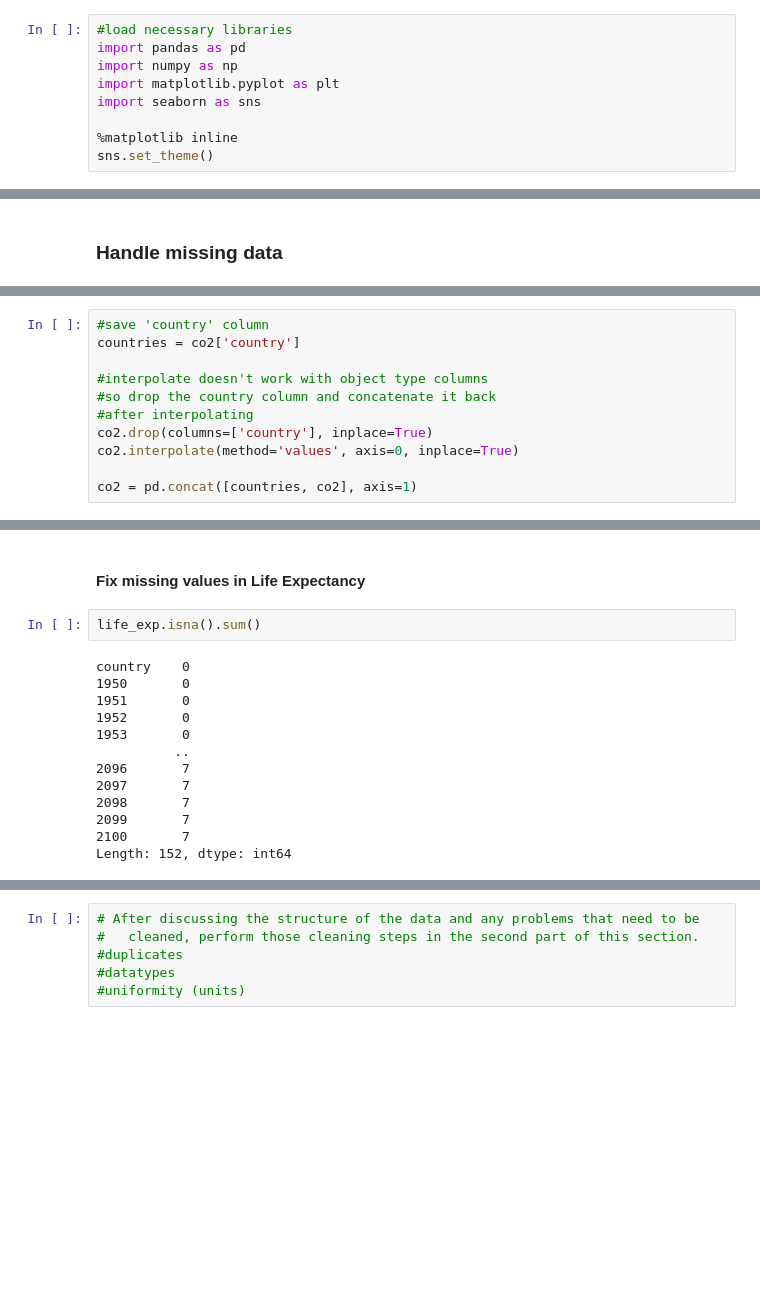
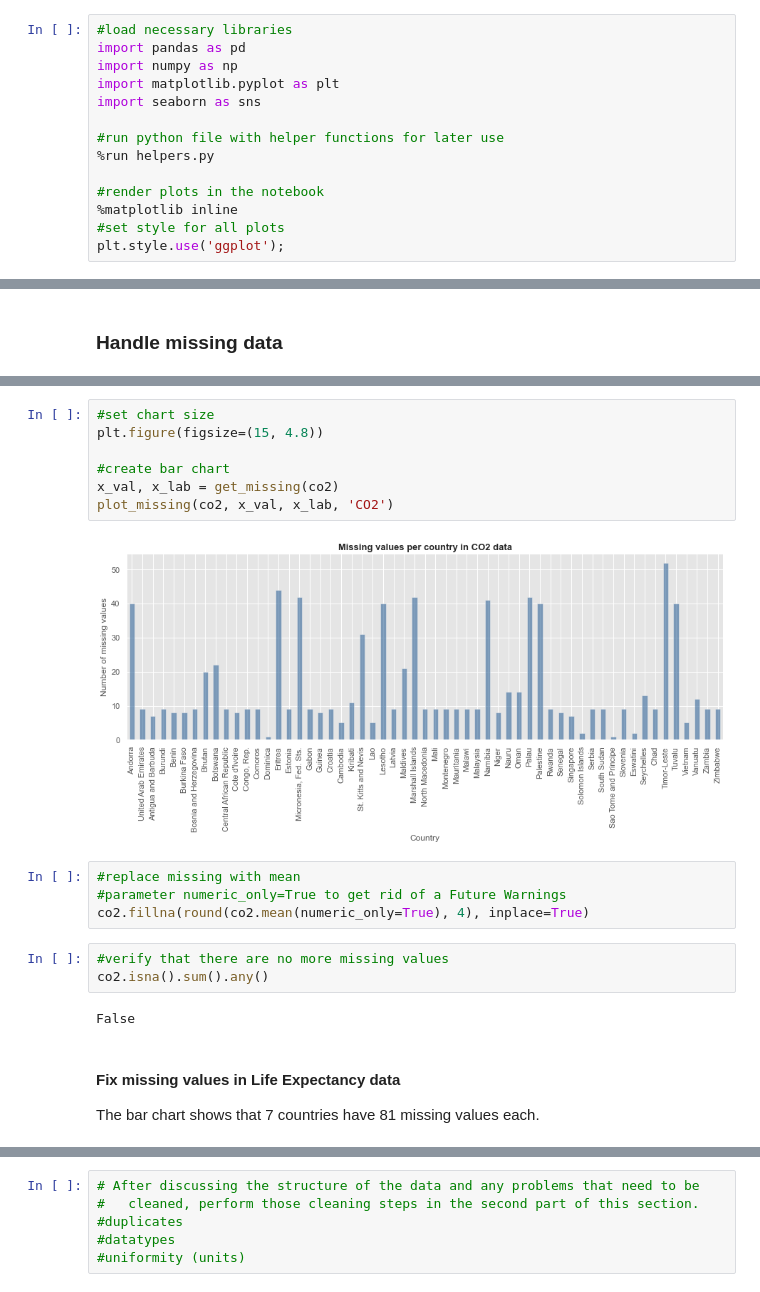
Before and after one commit to tabby42/gapminder_project, a Jupyter notebook: investigate_gapminderdata.ipynb, the cells around one changed output, grey strips where cells are left out. Saved outputs shown, nothing was run; the diff lists cells and outputs as text; blank space fills up the shorter version.

Commit message:
finish handling missing values

```diff
--- a/investigate_gapminderdata.ipynb
+++ b/investigate_gapminderdata.ipynb
@@ -35,8 +40,13 @@ import numpy as np
 import matplotlib.pyplot as plt
 import seaborn as sns
 
+#run python file with helper functions for later use
+%run helpers.py
+
+#render plots in the notebook
 %matplotlib inline
-sns.set_theme()
+#set style for all plots
+plt.style.use('ggplot');
 # %% [markdown]
 <a id='wrangling'></a>
 ## Data Wrangling
@@ -330,11 +241,0 @@ plt.title('Number of missing values in CO2 data');
-# %%
-#save 'country' column
-countries = co2['country']
-
-#interpolate doesn't work with object type columns
-#so drop the country column and concatenate it back
-#after interpolating
-co2.drop(columns=['country'], inplace=True)
-co2.interpolate(method='values', axis=0, inplace=True)
-
-co2 = pd.concat([countries, co2], axis=1)
@@ -352,17 +242,22 @@ co2.head()
+# %%
+#set chart size
+plt.figure(figsize=(15, 4.8))
+
+#create bar chart
+x_val, x_lab = get_missing(co2)
+plot_missing(co2, x_val, x_lab, 'CO2')
+# %% [output]
+[figure, added]
+# %%
+#replace missing with mean
+#parameter numeric_only=True to get rid of a Future Warnings
+co2.fillna(round(co2.mean(numeric_only=True), 4), inplace=True)
+# %%
+#verify that there are no more missing values
+co2.isna().sum().any()
+# %% [output]
+False
 # %% [markdown]
-#### Fix missing values in Life Expectancy
+<a id='missinglife'></a>
+#### Fix missing values in Life Expectancy data
+The bar chart shows that 7 countries have 81 missing values each.
-# %%
-life_exp.isna().sum()
-# %% [output]
-country    0
-1950       0
-1951       0
-1952       0
-1953       0
-          ..
-2096       7
-2097       7
-2098       7
-2099       7
-2100       7
-Length: 152, dtype: int64
```
Also changed, not shown: parts of 41 cells of this notebook.
